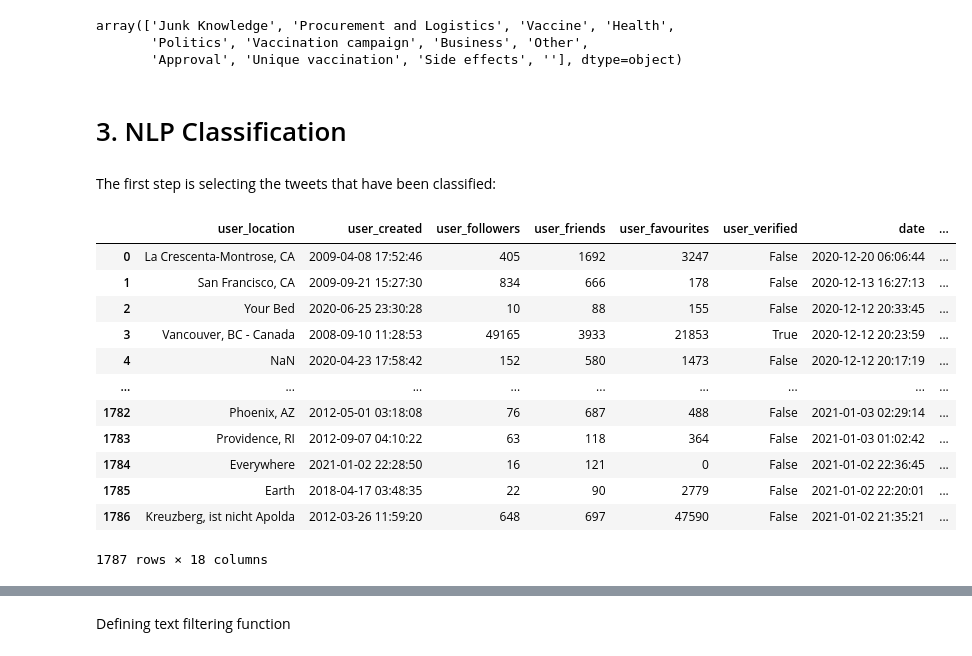
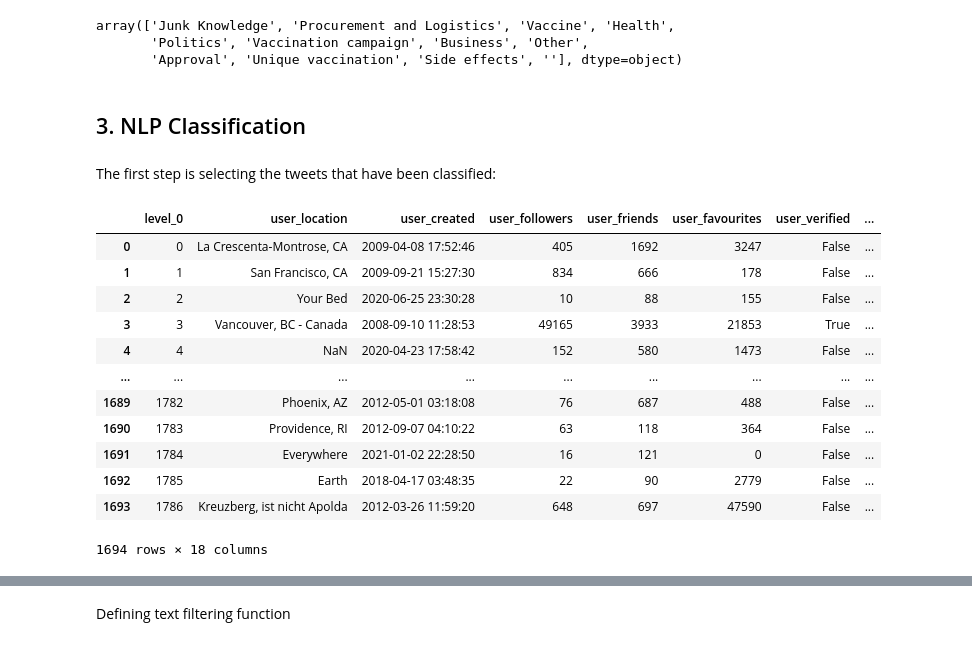
Before and after one commit to waeljrad/COVID19-vaccines, a Jupyter notebook: COVID vaccine Tweets.ipynb, the cells around one changed output, grey strips where cells are left out. Drawn from its saved outputs; the diff is of its cells as text; code cells hidden in the pictures.

```diff
--- a/COVID vaccine Tweets.ipynb
+++ b/COVID vaccine Tweets.ipynb
@@ -62,6 +63,7 @@ def link_extractor(text):
         return text.split('¦')[1].strip()
     else:
         return ""
+
 def text_extractor(text):
     if '¦' in text:
         return text.split('¦')[0].strip()
@@ -69,7 +71,7 @@ def text_extractor(text):
         return text.strip()
 
 twitter_data['link'] = twitter_data['text'].apply(lambda t:link_extractor(t))
-twitter_data['text'] = twitter_data['text'].apply(lambda t:text_extractor(t))
+#twitter_data['text'] = twitter_data['text'].apply(lambda t:text_extractor(t))
 # %% [markdown]
 The table contains data related to the users. As we do not need these columns, it is better to get rid of these data for privacy reasons:
 # %%
@@ -99,3 +81,0 @@ sns.despine(left=True, bottom=True)
-# %%
-twitter_data['text_length'] = twitter_data['text'].apply(lambda t:len(t))
-twitter_data['text_length'].hist(bins=150,figsize=(20,6))
@@ -203,27 +94,30 @@ array(['Junk Knowledge', 'Procurement and Logistics', 'Vaccine', 'Health',
        'Politics', 'Vaccination campaign', 'Business', 'Other',
        'Approval', 'Unique vaccination', 'Side effects', ''], dtype=object)
 # %% [markdown]
-# 3. NLP Classification
+## 3. NLP Classification
 # %% [markdown]
 The first step is selecting the tweets that have been classified:
 # %%
+# Deleting Unclassified and 'Other' tweets
 twitter_data_sample = twitter_data[twitter_data['Category'] != ''].reset_index()
+twitter_data_sample = twitter_data_sample[twitter_data['Category'] != 'Other'].reset_index()
+
 del twitter_data_sample['index']
 twitter_data_sample
 # %% [output]
-|  | user_location | user_created | user_followers | user_friends | user_favourites | user_verified | date | ... |
-| 0 | La Crescenta-Montrose, CA | 2009-04-08 17:52:46 | 405 | 1692 | 3247 | False | 2020-12-20 06:06:44 | ... |
-| 1 | San Francisco, CA | 2009-09-21 15:27:30 | 834 | 666 | 178 | False | 2020-12-13 16:27:13 | ... |
-| 2 | Your Bed | 2020-06-25 23:30:28 | 10 | 88 | 155 | False | 2020-12-12 20:33:45 | ... |
-| 3 | Vancouver, BC - Canada | 2008-09-10 11:28:53 | 49165 | 3933 | 21853 | True | 2020-12-12 20:23:59 | ... |
-| 4 | NaN | 2020-04-23 17:58:42 | 152 | 580 | 1473 | False | 2020-12-12 20:17:19 | ... |
+|  | level_0 | user_location | user_created | user_followers | user_friends | user_favourites | user_verified | ... |
+| 0 | 0 | La Crescenta-Montrose, CA | 2009-04-08 17:52:46 | 405 | 1692 | 3247 | False | ... |
+| 1 | 1 | San Francisco, CA | 2009-09-21 15:27:30 | 834 | 666 | 178 | False | ... |
+| 2 | 2 | Your Bed | 2020-06-25 23:30:28 | 10 | 88 | 155 | False | ... |
+| 3 | 3 | Vancouver, BC - Canada | 2008-09-10 11:28:53 | 49165 | 3933 | 21853 | True | ... |
+| 4 | 4 | NaN | 2020-04-23 17:58:42 | 152 | 580 | 1473 | False | ... |
 | ... | ... | ... | ... | ... | ... | ... | ... | ... |
-| 1782 | Phoenix, AZ | 2012-05-01 03:18:08 | 76 | 687 | 488 | False | 2021-01-03 02:29:14 | ... |
-| 1783 | Providence, RI | 2012-09-07 04:10:22 | 63 | 118 | 364 | False | 2021-01-03 01:02:42 | ... |
-| 1784 | Everywhere | 2021-01-02 22:28:50 | 16 | 121 | 0 | False | 2021-01-02 22:36:45 | ... |
-| 1785 | Earth | 2018-04-17 03:48:35 | 22 | 90 | 2779 | False | 2021-01-02 22:20:01 | ... |
-| 1786 | Kreuzberg, ist nicht Apolda | 2012-03-26 11:59:20 | 648 | 697 | 47590 | False | 2021-01-02 21:35:21 | ... |
+| 1689 | 1782 | Phoenix, AZ | 2012-05-01 03:18:08 | 76 | 687 | 488 | False | ... |
+| 1690 | 1783 | Providence, RI | 2012-09-07 04:10:22 | 63 | 118 | 364 | False | ... |
+| 1691 | 1784 | Everywhere | 2021-01-02 22:28:50 | 16 | 121 | 0 | False | ... |
+| 1692 | 1785 | Earth | 2018-04-17 03:48:35 | 22 | 90 | 2779 | False | ... |
+| 1693 | 1786 | Kreuzberg, ist nicht Apolda | 2012-03-26 11:59:20 | 648 | 697 | 47590 | False | ... |
-1787 rows × 18 columns
+1694 rows × 18 columns
 # %%
 def text_cleaner(text):
     """ This function aims at removing links, tagged names and and '#' characters from the text values as they
```
Also changed, not shown: parts of 32 cells of this notebook.
